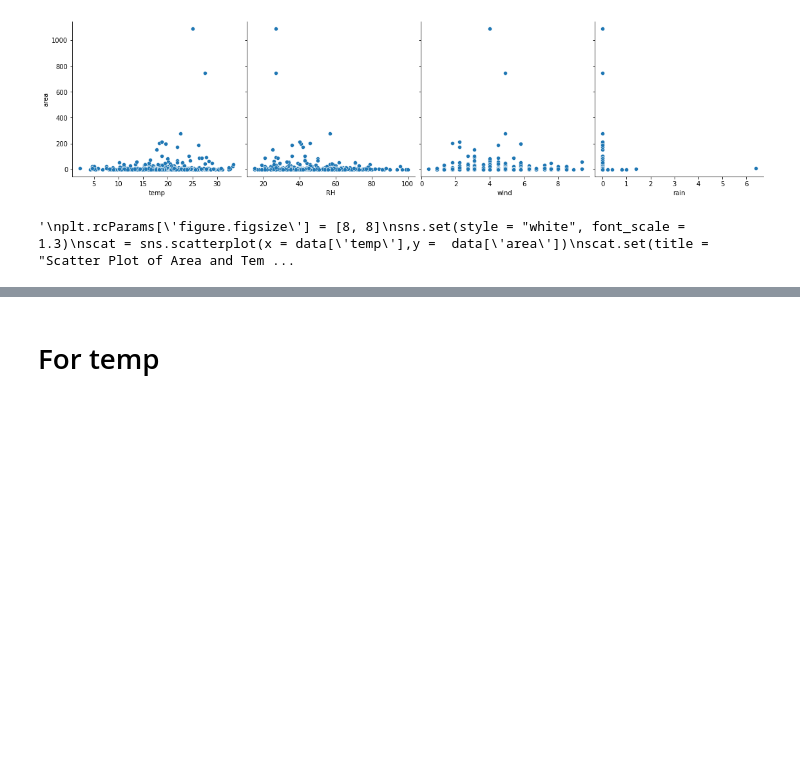
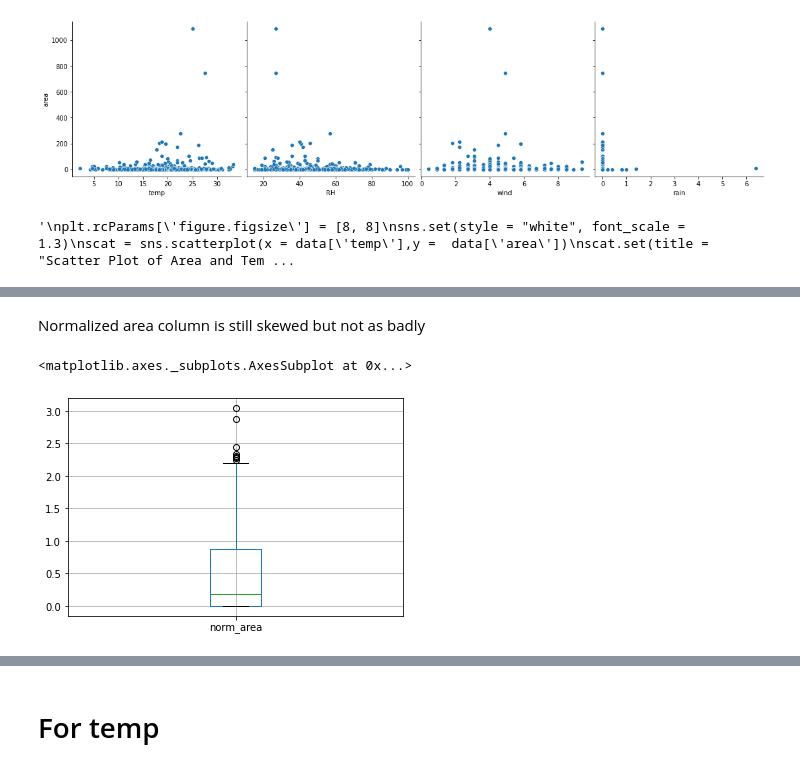
Before and after one commit to sg758253/sg1205, a Jupyter notebook: ADVDS/project1/forestfires.ipynb, the cells around one changed output, grey strips where cells are left out. Cells and saved outputs as stored; diff of their text form; code cells hidden in the pictures; blank space fills up the shorter version.

```diff
--- a/ADVDS/project1/forestfires.ipynb
+++ b/ADVDS/project1/forestfires.ipynb
@@ -142,0 +148,10 @@ scat.set(title = "Scatter Plot of Area and Temperature", xlabel = "Temperature",
+# %%
+norm_area = pd.DataFrame(data["area"])
+data["norm_area"]=np.log10(norm_area+1)
+# %% [markdown]
+Normalized area column is still skewed but not as badly
+# %%
+data.boxplot(column=["norm_area"])
+# %% [output]
+<matplotlib.axes._subplots.AxesSubplot at 0x...>
+[figure, added]
```
Also changed, not shown: parts of 28 cells of this notebook.
